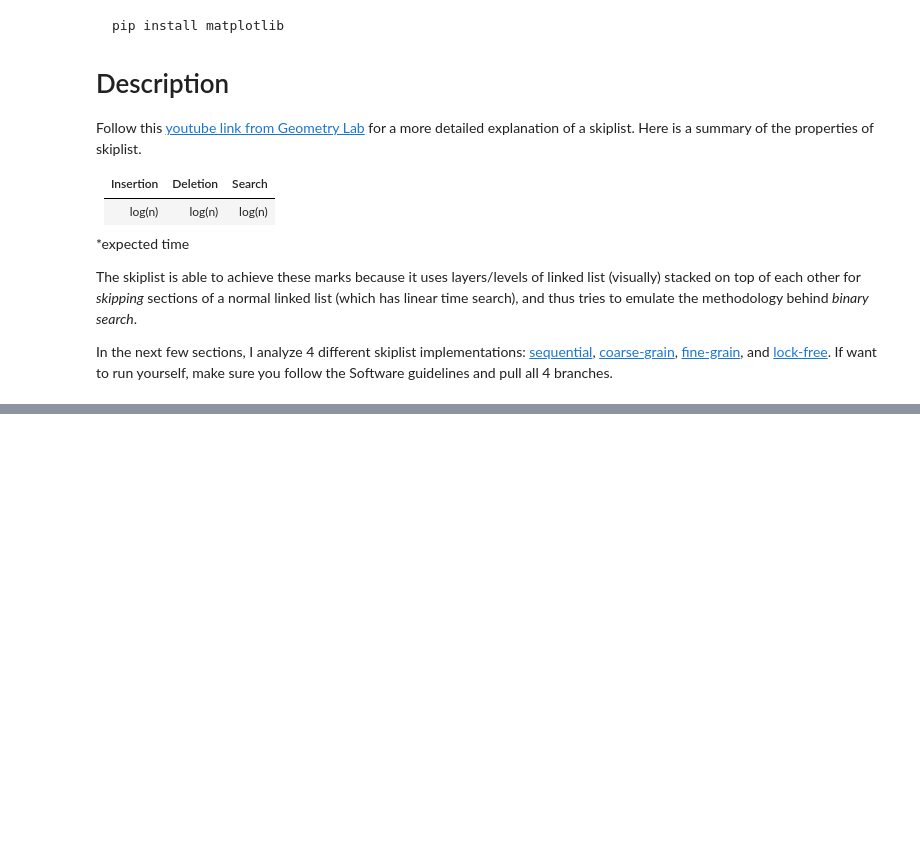
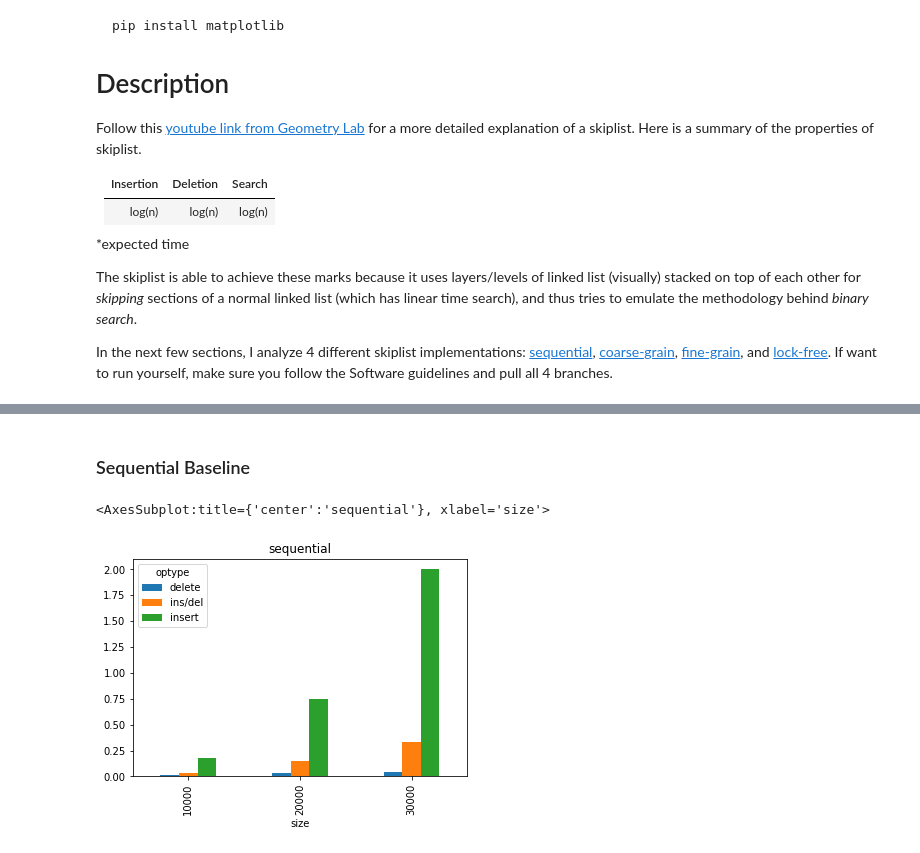
Before and after one commit to bustin11/parallel-skiplist, a Jupyter notebook: README.ipynb, the cells around one changed output, grey strips where cells are left out. Drawn from its saved outputs; the diff is of its cells as text; code cells hidden in the pictures; blank space fills up the shorter version.

```diff
--- a/README.ipynb
+++ b/README.ipynb
@@ -56,0 +154,6 @@ for name in branch_names:
+# %%
+convert_to_csv()
+dfs = convert_to_df()
+
+dfs['sequential.csv']
+dfs['fine-grain.csv']
@@ -56,0 +178,10 @@ for name in branch_names:
+# %% [markdown]
+### Sequential Baseline
+# %%
+# Sequential https://towardsdatascience.com/reshaping-a-dataframe-with-pandas-stack-and-unstack-925dc9ce1289
+# https://stackoverflow.com/questions/59204445/how-to-do-i-groupby-count-and-then-plot-a-bar-chart-in-pandas
+df = dfs['sequential.csv']
+df.pivot_table(index='size', values='time', columns='optype').plot(kind='bar', legend=True, title='sequential')
+# %% [output]
+<AxesSubplot:title={'center':'sequential'}, xlabel='size'>
+[figure, added]
```
Also changed, not shown: parts of 13 cells of this notebook.
